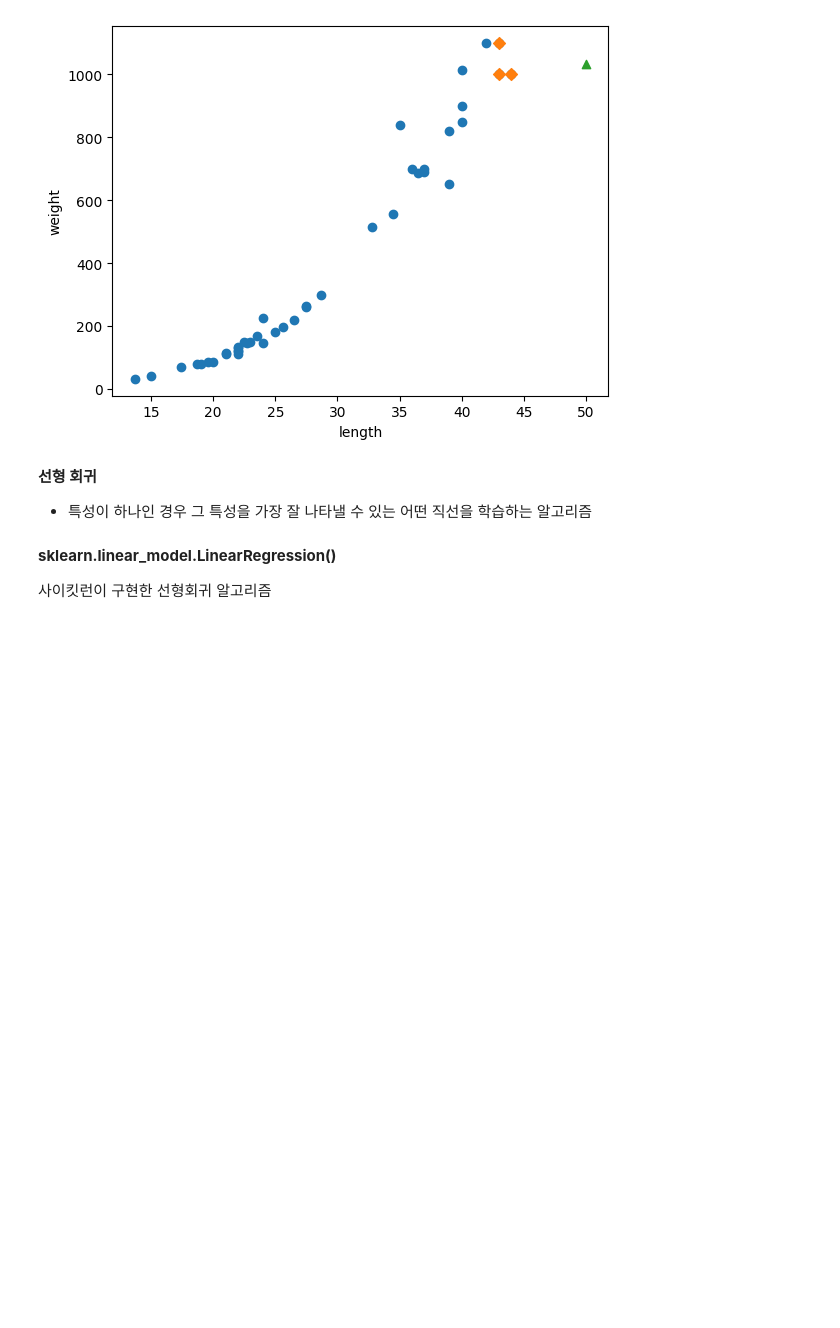
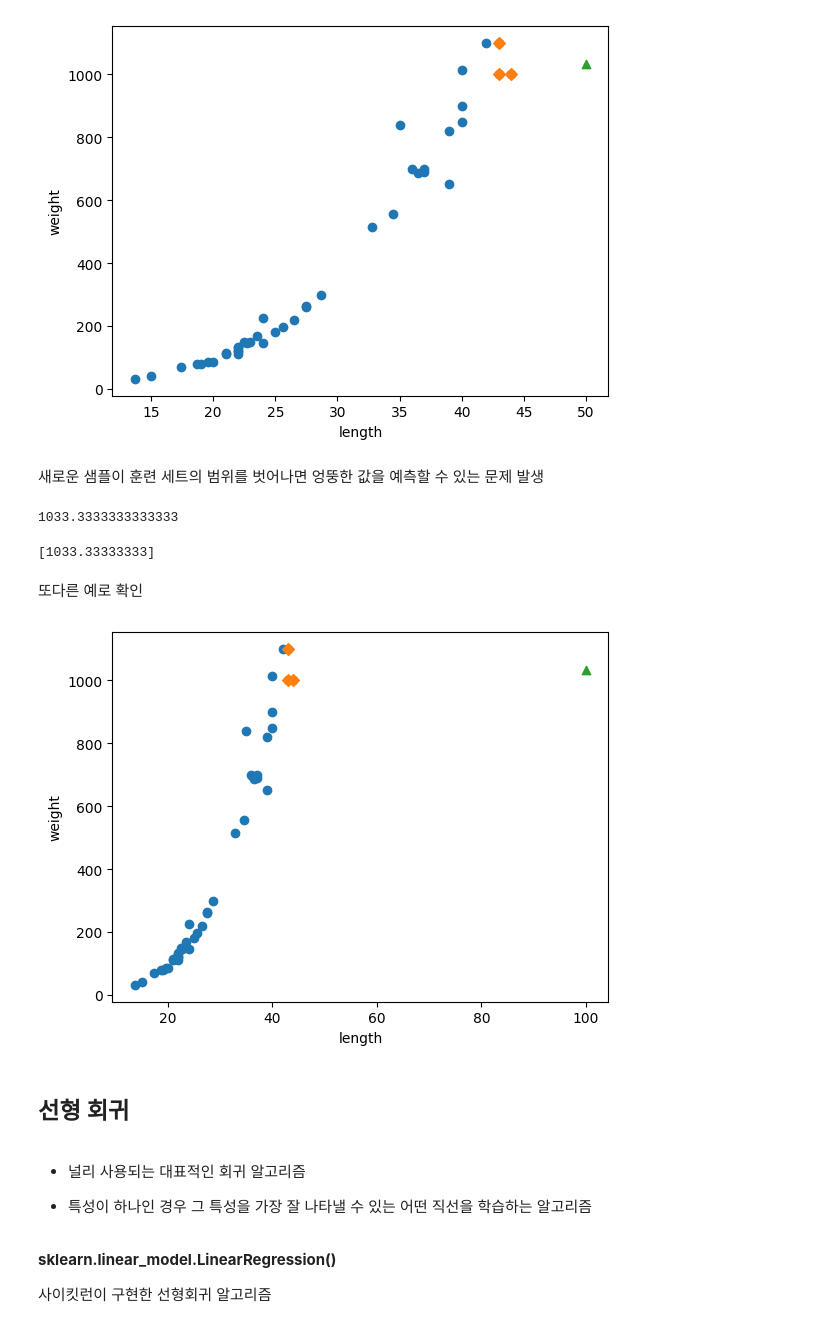
Before and after one commit to jungyoojang/MachineLearning, a Jupyter notebook: 3_2.ipynb, the cells around one changed output. Saved outputs shown, nothing was run; the diff lists cells and outputs as text; code cells hidden in the pictures; blank space fills up the shorter version.

```diff
--- a/3_2.ipynb
+++ b/3_2.ipynb
@@ -45,0 +29,9 @@ array([1033.33333333])
+# %%
+from sklearn.model_selection import train_test_split
+
+# 훈련 세트와 테스트 세트로 나눕니다
+train_input, test_input, train_target, test_target = train_test_split(
+    perch_length, perch_weight, random_state=42)
+# 훈련 세트와 테스트 세트를 2차원 배열로 바꿉니다
+train_input = train_input.reshape(-1, 1)
+test_input = test_input.reshape(-1, 1)
@@ -60,8 +67,37 @@ plt.ylabel('weight')
 plt.show()
 # %% [output]
 [figure]
+# %% [markdown]
+새로운 샘플이 훈련 세트의 범위를 벗어나면 엉뚱한 값을 예측할 수 있는 문제 발생
+# %%
+print(np.mean(train_target[indexes])) # 모델이 예측했던 값과 정확히 일치
+# %% [output]
+1033.3333333333333
+# %%
+print(knr.predict([[100]]))
+# %% [output]
+[1033.33333333]
+# %% [markdown]
+또다른 예로 확인
+# %%
+# 100cm 농어의 이웃을 구합니다
+distances, indexes = knr.kneighbors([[100]])
+
+# 훈련 세트의 산점도를 그립니다
+plt.scatter(train_input, train_target)
+# 훈련 세트 중에서 이웃 샘플만 다시 그립니다
+plt.scatter(train_input[indexes], train_target[indexes], marker='D')
+# 100cm 농어 데이터
+plt.scatter(100, 1033, marker='^')
+plt.xlabel('length')
+plt.ylabel('weight')
+plt.show()
+# %% [output]
+[figure, added]
+# %% [markdown]
+## 선형 회귀
 # %% [markdown]
-**선형 회귀**
+- 널리 사용되는 대표적인 회귀 알고리즘
 
 - 특성이 하나인 경우 그 특성을 가장 잘 나타낼 수 있는 어떤 직선을 학습하는 알고리즘
 # %% [markdown]
```
Also changed, not shown: parts of 29 cells of this notebook.
